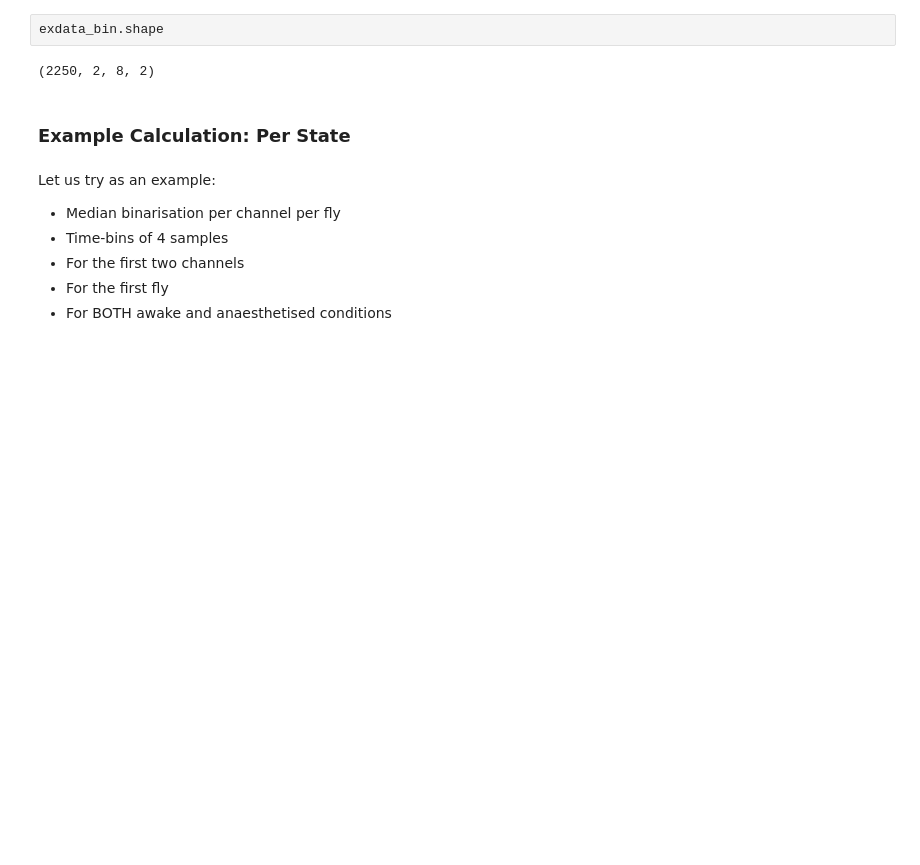
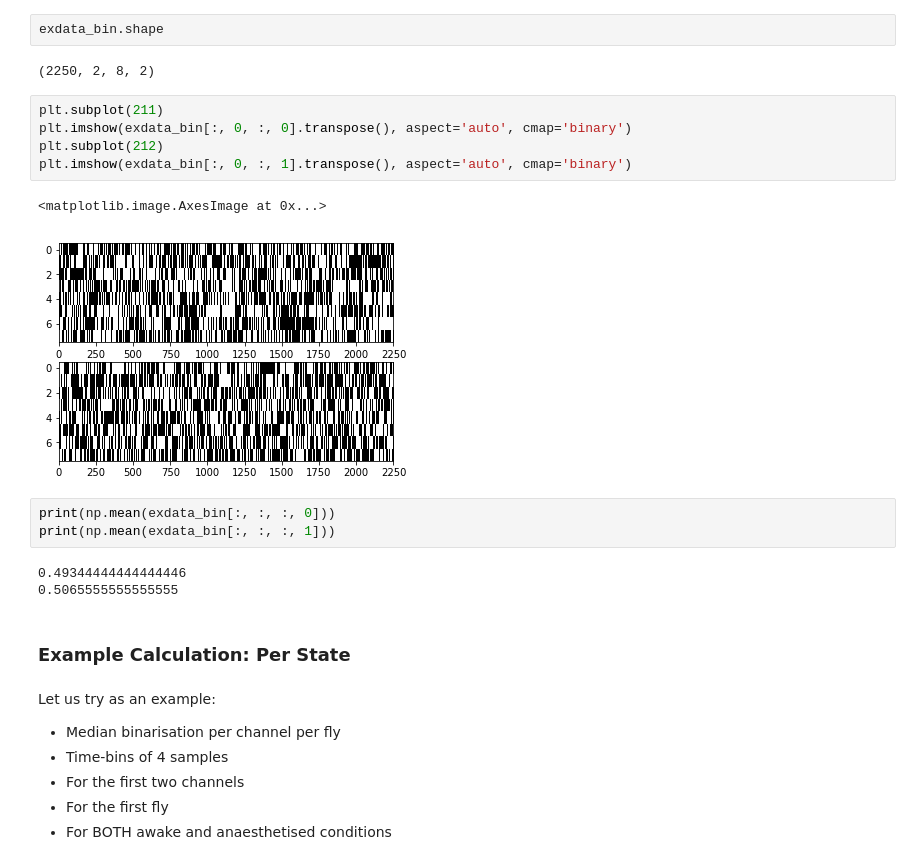
Before and after one commit to wjmn/logistic_phi, a Jupyter notebook: notebooks/exploratory.ipynb, the cells around one changed output. Saved outputs shown, nothing was run; the diff lists cells and outputs as text; blank space fills up the shorter version.

Commit message:
Added basic plot of binarised data.

```diff
--- a/notebooks/exploratory.ipynb
+++ b/notebooks/exploratory.ipynb
@@ -262,6 +262,20 @@ exdata_bin = np.stack(exdata_bins, axis=1)
 exdata_bin.shape
 # %% [output]
 (2250, 2, 8, 2)
+# %%
+plt.subplot(211)
+plt.imshow(exdata_bin[:, 0, :, 0].transpose(), aspect='auto', cmap='binary')
+plt.subplot(212)
+plt.imshow(exdata_bin[:, 0, :, 1].transpose(), aspect='auto', cmap='binary')
+# %% [output]
+<matplotlib.image.AxesImage at 0x...>
+[figure, added]
+# %%
+print(np.mean(exdata_bin[:, :, :, 0]))
+print(np.mean(exdata_bin[:, :, :, 1]))
+# %% [output]
+0.49344444444444446
+0.5065555555555555
 # %% [markdown]
 ### Example Calculation: Per State
 # %% [markdown]
```
Also changed, not shown: parts of 5 cells of this notebook.
